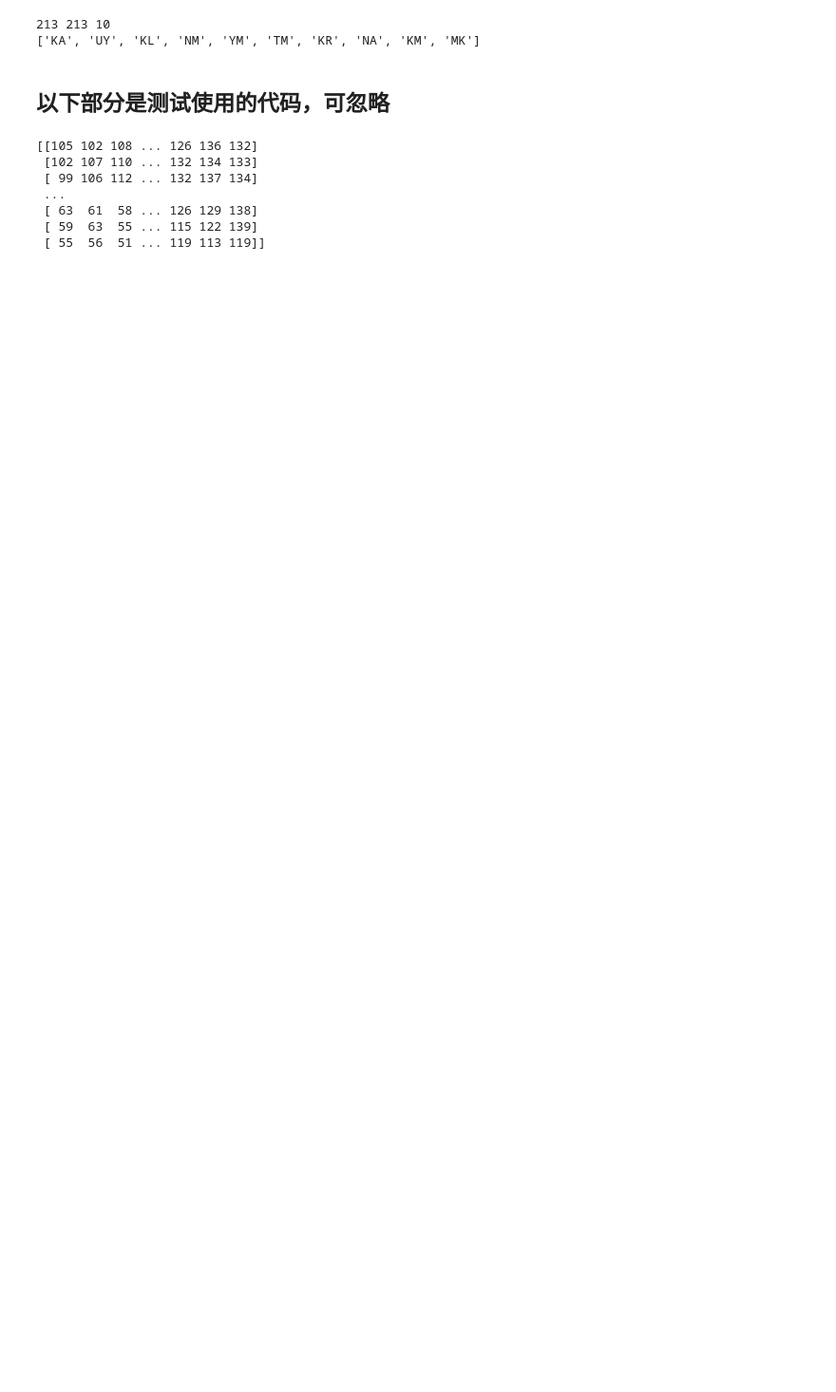
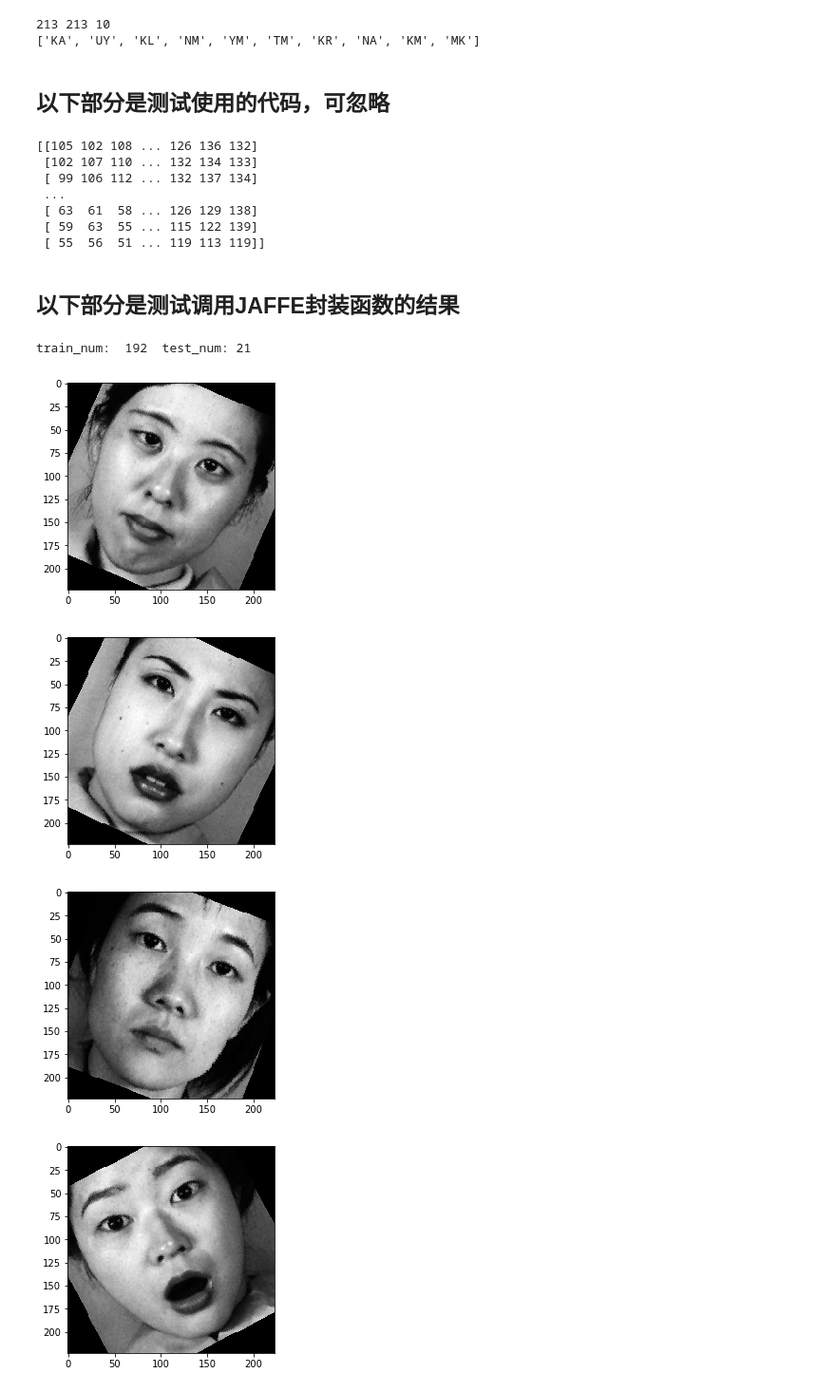
Before and after one commit to Chaunhewie/FER-based-on-Pytorch, a Jupyter notebook: pre_processing_data/re_build_data_JAFFE.ipynb, the cells around one changed output. Shown at 95% size. Cells and saved outputs as stored; diff of their text form; code cells hidden in the pictures; blank space fills up the shorter version.

```diff
--- a/pre_processing_data/re_build_data_JAFFE.ipynb
+++ b/pre_processing_data/re_build_data_JAFFE.ipynb
@@ -146,3 +146,6 @@ for filename, c in filenames_map.items():
  [ 63  61  58 ... 126 129 138]
  [ 59  63  55 ... 115 122 139]
  [ 55  56  51 ... 119 113 119]]
+# %% [markdown]
+以下部分是测试调用JAFFE封装函数的结果
+----
@@ -148,0 +160,44 @@ for filename, c in filenames_map.items():
+# %%
+target_type = 'ls'
+input_img_size = 223
+# transform_train = transforms.Compose([
+#     transforms.Normalize(0.5, 1),
+#     transforms.Resize(input_img_size),  # 缩放将图片的最小边缩放为 input_img_size，因此如果输入是费正方形的，那么输出也不是正方形的
+#     transforms.RandomCrop(input_img_size),  # 用于将非正方形的图片进行处理
+#     transforms.RandomHorizontalFlip(),
+#     transforms.ToTensor(),
+# ])
+IMG_MEAN = [0.5]
+IMG_STD = [0.225]
+transform_train = transforms.Compose([
+    transforms.Resize(input_img_size),  # 缩放将图片的最小边缩放为 input_img_size，因此如果输入是非正方形的，那么输出也不是正方形的
+    transforms.RandomHorizontalFlip(),
+    transforms.RandomRotation(30),
+    transforms.ToTensor(),
+    transforms.Normalize(IMG_MEAN, IMG_STD),
+])
+train_data = JAFFE(is_train=True, img_dir_pre_path="../data/jaffe", transform=transform_train, target_type=target_type)
+# %% [output]
+train_num:  192  test_num: 21
+# %%
+train_loader = torch.utils.data.DataLoader(train_data, batch_size=4, shuffle=True)
+itr = enumerate(train_loader)
+# %%
+bs, (inputs, targets, boxes, landmarks) = next(itr)
+inputs, targets = inputs.numpy(), targets.numpy()
+# print(bs)
+# print(inputs)
+# print(targets)
+# print(boxes)
+# print(landmarks)
+for input in inputs:
+    arr = input.reshape([input.shape[1], input.shape[2]])
+    fig = plt.figure()
+    ax = fig.add_subplot(111)
+    ax.imshow(arr, cmap="gray")
+plt.show()
+# %% [output]
+[figure, added]
+[figure, added]
+[figure, added]
+[figure, added]
```
Also changed, not shown: parts of 1 cell of this notebook, 9 other files.
